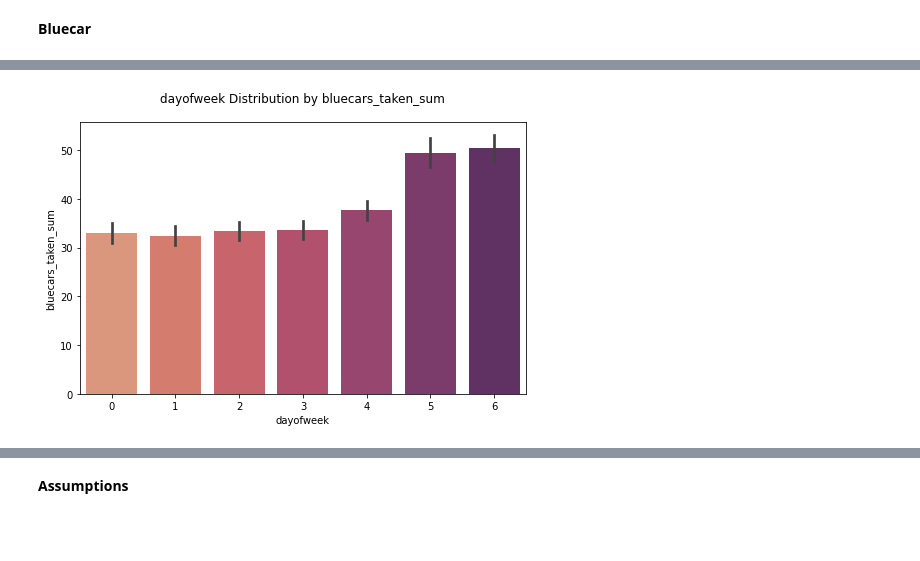
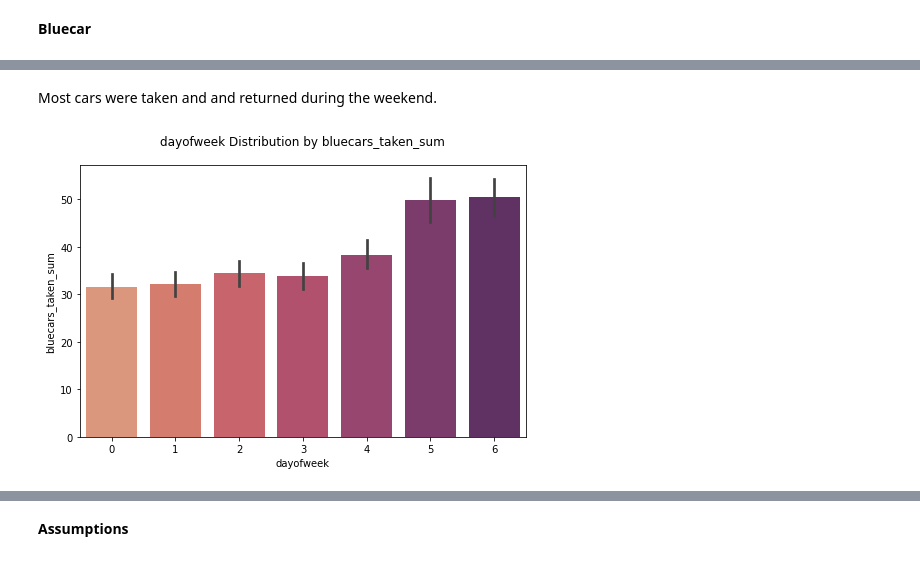
Before and after one commit to deborahmasibo/Moringa-School-Core-Week-4-IP, a Jupyter notebook: Moringa_School_Core_2022_03_Deborah_Masibo_Hypothesis_Testing.ipynb, the cells around one changed output, grey strips where cells are left out. Drawn from its saved outputs; the diff is of its cells as text; code cells hidden in the pictures; blank space fills up the shorter version.

```diff
--- a/Moringa_School_Core_2022_03_Deborah_Masibo_Hypothesis_Testing.ipynb
+++ b/Moringa_School_Core_2022_03_Deborah_Masibo_Hypothesis_Testing.ipynb
@@ -162,6 +165,8 @@ array([5, 2, 1])
 cluster_list = dep.iloc[clusters]
 cluster_list = list(cluster_list[0])
 autolib = autolib_population[autolib_population['Department'].isin(cluster_list)]
+# Obtaining the required sampling size from the selected clusters
+autolib = autolib.groupby('Department', group_keys=False).apply(lambda grouped_subset : grouped_subset.sample(frac=0.5, random_state = 0))
 # %%
 # Reseting the indexing of the sample
 autolib.reset_index(drop = True, inplace = True)
@@ -1274,5 +1293,7 @@ BarPlotBiv(nominal[-1], numerical[1], autolib)
+# %% [markdown]
+Most cars were taken and and returned during the weekend.
 # %%
 # Bluecar taken vs day of week
-BarPlotBiv(ordinal[0], numerical[1], autolib)
+BarPlotBiv('dayofweek', numerical[1], autolib)
 # %% [output]
-[figure, old version]
+[figure, new version]
```
Also changed, not shown: parts of 83 cells of this notebook.
